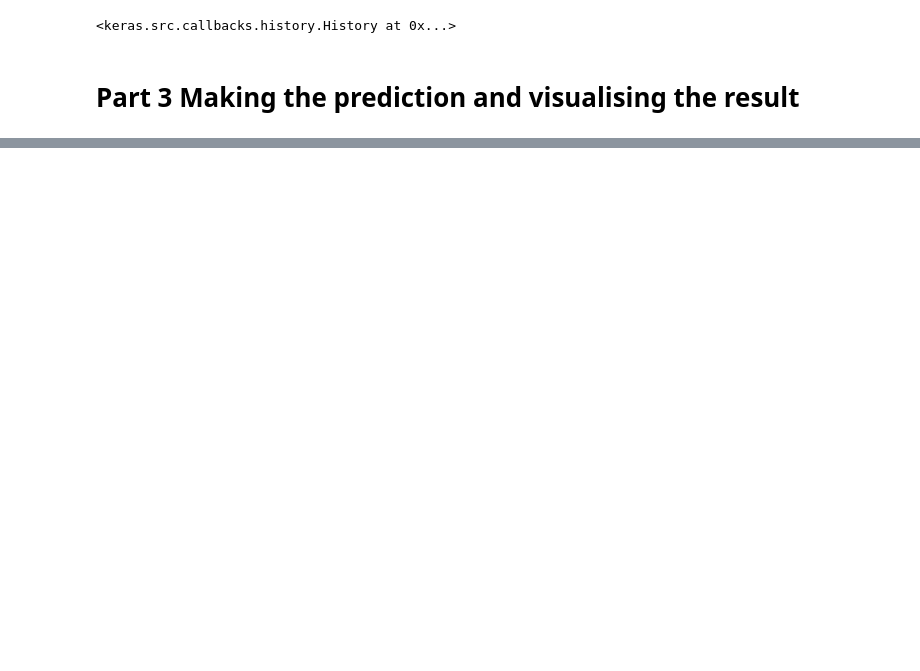
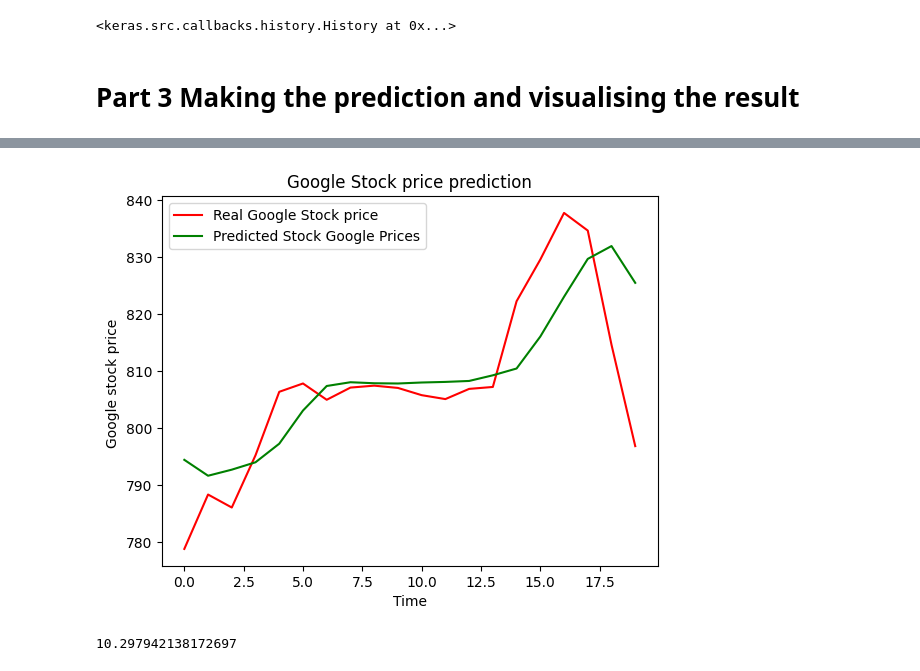
Before and after one commit to Predaotor/ML-Training, a Jupyter notebook: Tensorflow/RNN.ipynb, the cells around one changed output, grey strips where cells are left out. Cells and saved outputs as stored; diff of their text form; code cells hidden in the pictures; blank space fills up the shorter version.

```diff
--- a/Tensorflow/RNN.ipynb
+++ b/Tensorflow/RNN.ipynb
@@ -152,0 +153,19 @@ array([[774.9746 ],
+# %%
+# Visualising the results
+plt.plot(real_stock_price, color='red', label='Real Google Stock price')
+plt.plot(predicted_stock_price, color='green', label="Predicted Stock Google Prices")
+plt.legend()
+plt.title("Google Stock price prediction")
+plt.xlabel("Time")
+plt.ylabel("Google stock price ")
+plt.show()
+# %% [output]
+[figure, added]
+# %%
+import math
+from sklearn.metrics import mean_squared_error
+
+rmse=math.sqrt(mean_squared_error(real_stock_price, predicted_stock_price))
+print(rmse)
+# %% [output]
+10.297942138172697
```
Also changed, not shown: parts of 4 cells of this notebook, 15 other files.
